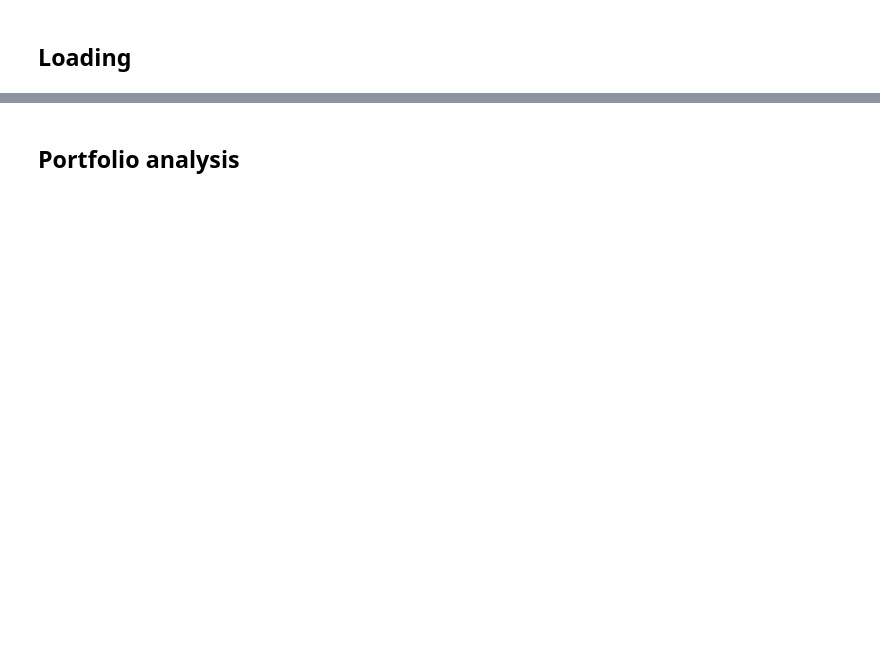
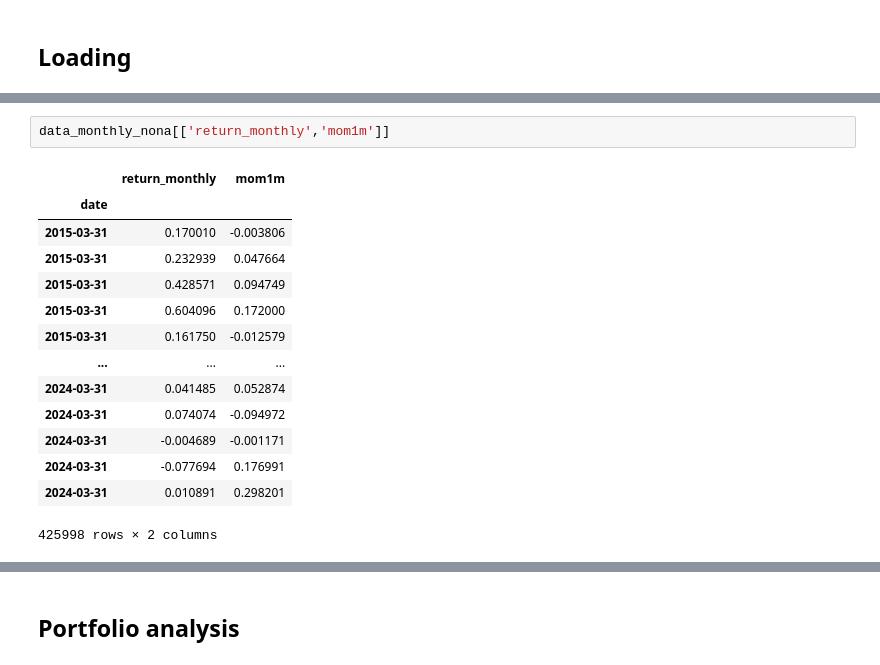
Before and after one commit to howie-zeng/Chinese-Stock-Market-Analysis--Long-Term-Trends, a Jupyter notebook: test.ipynb, the cells around one changed output, grey strips where cells are left out. Drawn from its saved outputs; the diff is of its cells as text; blank space fills up the shorter version.

```diff
--- a/test.ipynb
+++ b/test.ipynb
@@ -164,0 +171,17 @@ importance_df.apply(lambda x: (x - x.min()) / (x.max() - x.min()), axis=0)
+# %%
+data_monthly_nona[['return_monthly','mom1m']]
+# %% [output]
+|  | return_monthly | mom1m |
+| date |  |  |
+| 2015-03-31 | 0.170010 | -0.003806 |
+| 2015-03-31 | 0.232939 | 0.047664 |
+| 2015-03-31 | 0.428571 | 0.094749 |
+| 2015-03-31 | 0.604096 | 0.172000 |
+| 2015-03-31 | 0.161750 | -0.012579 |
+| ... | ... | ... |
+| 2024-03-31 | 0.041485 | 0.052874 |
+| 2024-03-31 | 0.074074 | -0.094972 |
+| 2024-03-31 | -0.004689 | -0.001171 |
+| 2024-03-31 | -0.077694 | 0.176991 |
+| 2024-03-31 | 0.010891 | 0.298201 |
+425998 rows × 2 columns
```
Also changed, not shown: parts of 45 cells of this notebook, 4 other files.
